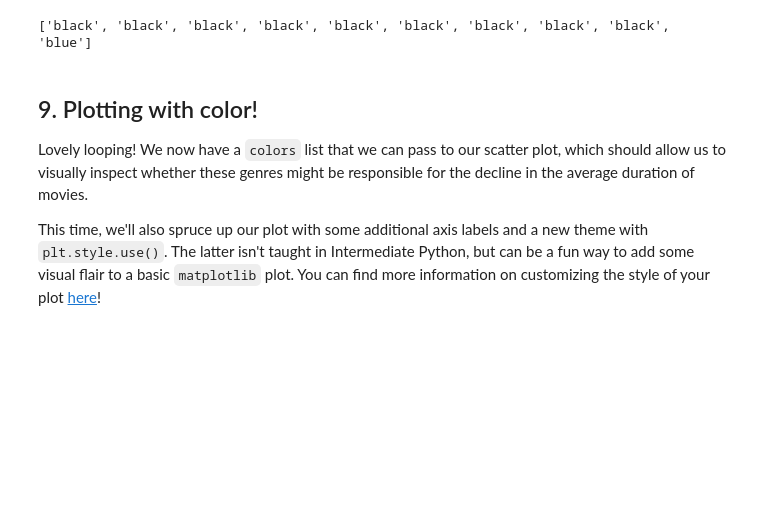
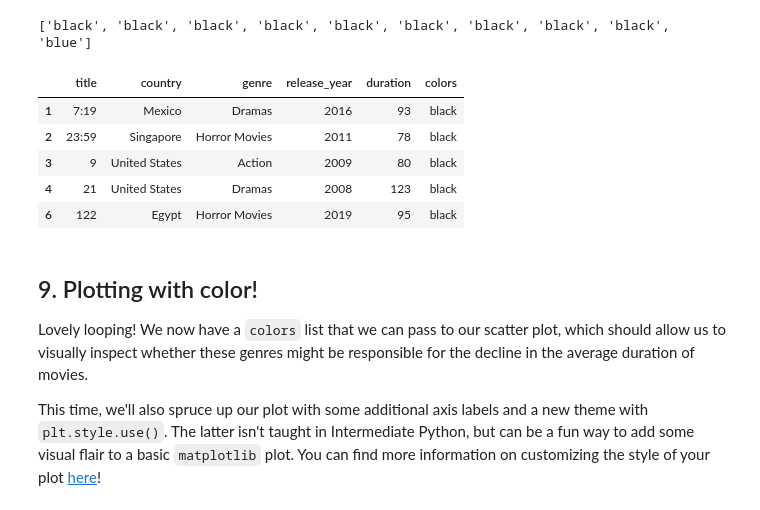
Before and after one commit to euleralencar/datacamp_proj_netflix, a Jupyter notebook: Investigating_Netflix_Movies.ipynb, the cells around one changed output. Drawn from its saved outputs; the diff is of its cells as text; code cells hidden in the pictures; blank space fills up the shorter version.

```diff
--- a/Investigating_Netflix_Movies.ipynb
+++ b/Investigating_Netflix_Movies.ipynb
@@ -188,3 +202,16 @@ for index, row in netflix_movies_col_subset.iterrows() :
 print(colors[0:10])
 # %% [output]
 ['black', 'black', 'black', 'black', 'black', 'black', 'black', 'black', 'black', 'blue']
+# %%
+# Lets append the list inside the dataframe
+netflix_movies_col_subset['colors'] = colors
+
+# See the data
+netflix_movies_col_subset.head(5)
+# %% [output]
+|  | title | country | genre | release_year | duration | colors |
+| 1 | 7:19 | Mexico | Dramas | 2016 | 93 | black |
+| 2 | 23:59 | Singapore | Horror Movies | 2011 | 78 | black |
+| 3 | 9 | United States | Action | 2009 | 80 | black |
+| 4 | 21 | United States | Dramas | 2008 | 123 | black |
+| 6 | 122 | Egypt | Horror Movies | 2019 | 95 | black |
```
Also changed, not shown: parts of 7 cells of this notebook.
